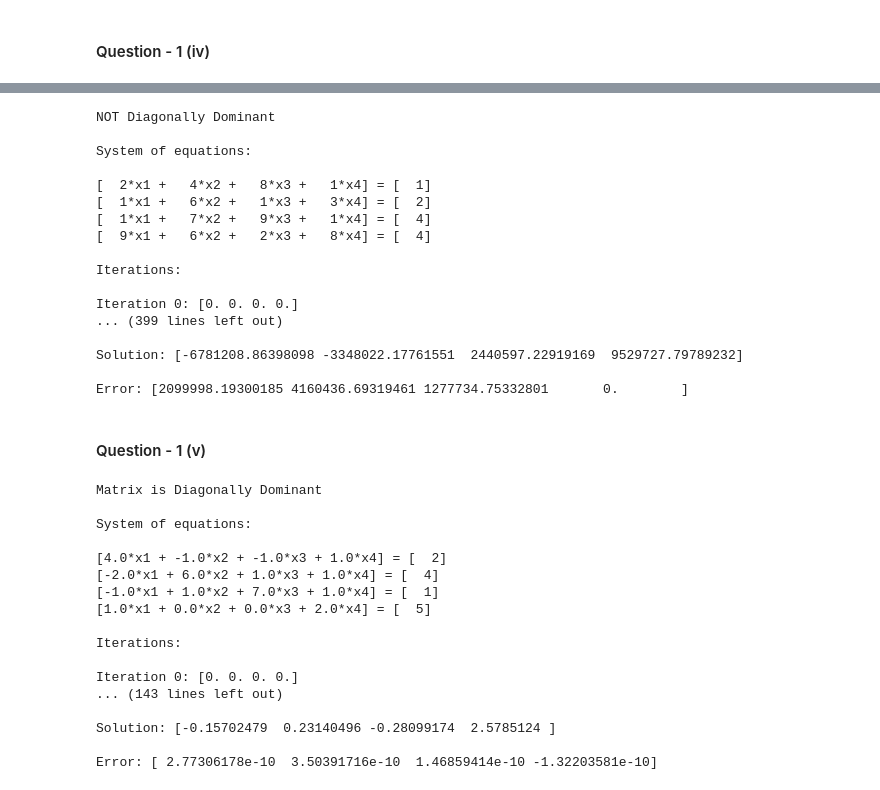
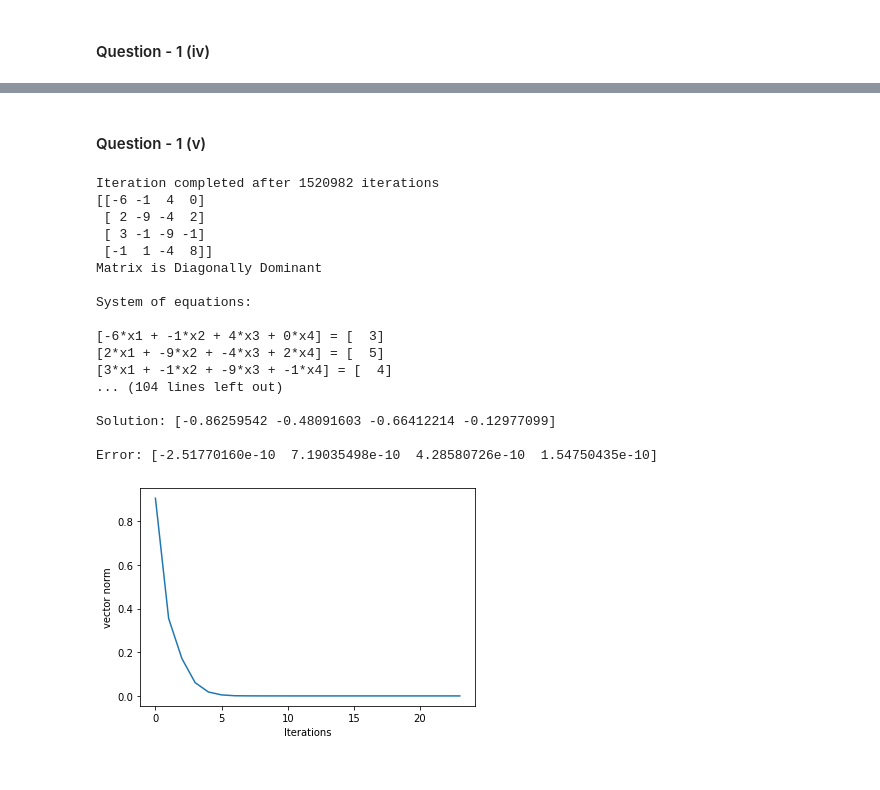
Before and after one commit to AadityaDeshpande/MFDS-Assignments, a Jupyter notebook: MFDS_v2.ipynb, the cells around one changed output, grey strips where cells are left out. Drawn from its saved outputs; the diff is of its cells as text; code cells hidden in the pictures.

```diff
--- a/MFDS_v2.ipynb
+++ b/MFDS_v2.ipynb
@@ -171,66 +221,43 @@ Error: [ 0.0000000e+00 -8.8817842e-16  0.0000000e+00  0.0000000e+00]
-# %%
-def DiagDom(A):
-    diag_coeff = np.diag(np.abs(A))
-    row_sum = np.sum(np.abs(A), axis=1) - diag_coeff
-    if np.all(diag_coeff > row_sum):
-        print("Matrix is Diagonally Dominant\n")
-    else:
-        print("NOT Diagonally Dominant\n")
-    return
-n = 100
-A = np.random.randint(1,10, size=(4, 4))
-b = np.round(np.random.uniform(1, 5, 4), 0) # B can be randomly initialised
-DiagDom(A)
-gauss_seidal(A,b, n)
-# %% [output]
-NOT Diagonally Dominant
-
-System of equations:
-
-[  2*x1 +   4*x2 +   8*x3 +   1*x4] = [  1]
-[  1*x1 +   6*x2 +   1*x3 +   3*x4] = [  2]
-[  1*x1 +   7*x2 +   9*x3 +   1*x4] = [  4]
-[  9*x1 +   6*x2 +   2*x3 +   8*x4] = [  4]
-
-Iterations:
-
-Iteration 0: [0. 0. 0. 0.]
-... (399 lines left out)
-
-Solution: [-6781208.86398098 -3348022.17761551  2440597.22919169  9529727.79789232]
-
-Error: [2099998.19300185 4160436.69319461 1277734.75332801       0.        ]
 # %% [markdown]
 #### Question - 1 (v)
 # %%
 def DiagDom(A):
     diag_coeff = np.diag(np.abs(A))
     row_sum = np.sum(np.abs(A), axis=1) - diag_coeff
     if np.all(diag_coeff > row_sum):
         print("Matrix is Diagonally Dominant\n")
     else:
         print("NOT Diagonally Dominant\n")
     return
+
+
 n = 100
-A = np.array([[4., -1., -1., 1.],[-2.,6.,1.,1.],[-1.,1.,7.,1.], [1.,0.,0.,2.]]) # Making A as static so that it becomes diagonally dominant
-b = np.round(np.random.uniform(1, 5, 4), 0) # B can be randomly initialised
+A = generate_Diag_Dominant_matrix()
+b = np.round(np.random.uniform(1, 5, 4), 0)  # B can be randomly initialised
 DiagDom(A)
-gauss_jacobi(A,b,n)
+iteration_list = gauss_jacobi(A, b, n)
+# print(iteration_list)
+
+plt.plot(iteration_list)
+plt.xlabel("Iterations")
+plt.ylabel("vector norm")
+plt.show()
 # %% [output]
+Iteration completed after 1520982 iterations
+[[-6 -1  4  0]
+ [ 2 -9 -4  2]
+ [ 3 -1 -9 -1]
+ [-1  1 -4  8]]
 Matrix is Diagonally Dominant
 
 System of equations:
 
-[4.0*x1 + -1.0*x2 + -1.0*x3 + 1.0*x4] = [  2]
-[-2.0*x1 + 6.0*x2 + 1.0*x3 + 1.0*x4] = [  4]
-[-1.0*x1 + 1.0*x2 + 7.0*x3 + 1.0*x4] = [  1]
-[1.0*x1 + 0.0*x2 + 0.0*x3 + 2.0*x4] = [  5]
+[-6*x1 + -1*x2 + 4*x3 + 0*x4] = [  3]
+[2*x1 + -9*x2 + -4*x3 + 2*x4] = [  5]
+[3*x1 + -1*x2 + -9*x3 + -1*x4] = [  4]
+... (104 lines left out)
 
-Iterations:
+Solution: [-0.86259542 -0.48091603 -0.66412214 -0.12977099]
 
-Iteration 0: [0. 0. 0. 0.]
-... (143 lines left out)
-
-Solution: [-0.15702479  0.23140496 -0.28099174  2.5785124 ]
-
-Error: [ 2.77306178e-10  3.50391716e-10  1.46859414e-10 -1.32203581e-10]
+Error: [-2.51770160e-10  7.19035498e-10  4.28580726e-10  1.54750435e-10]
+[figure, added]
```
Also changed, not shown: parts of 12 cells of this notebook, 1 other file.
